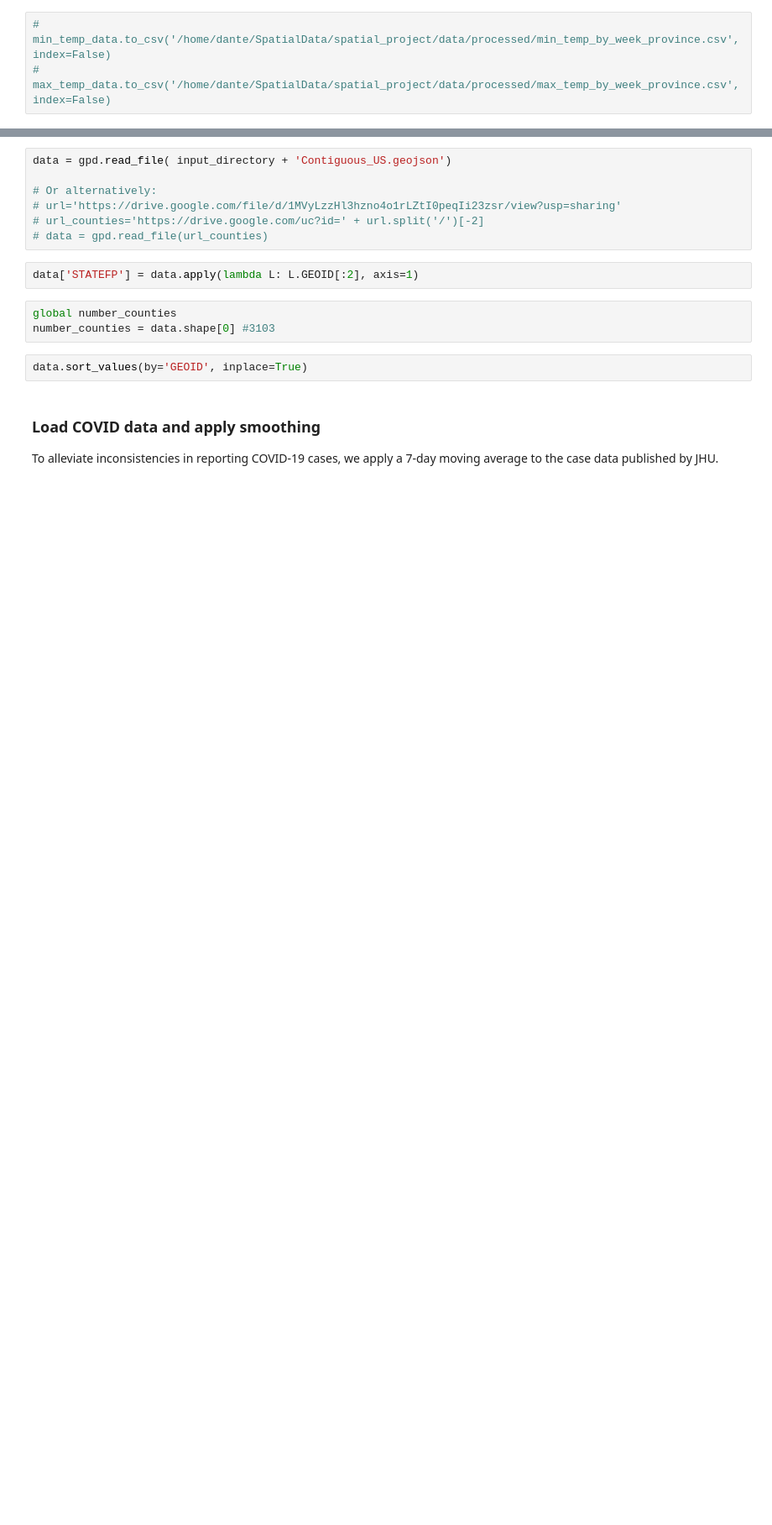
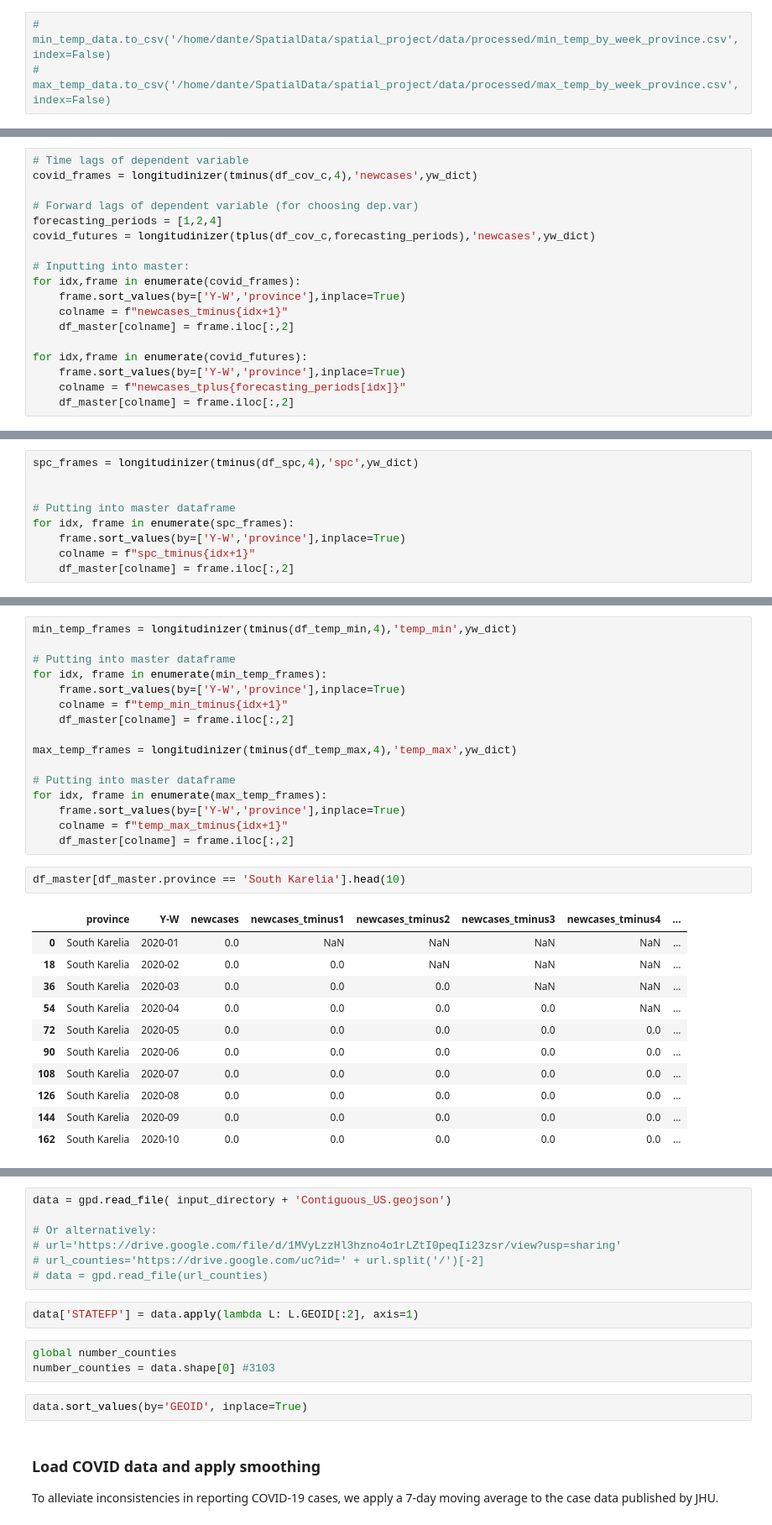
Before and after one commit to DanJar96/spatial_project, a Jupyter notebook: scripts/data_prep.ipynb, the cells around one changed output, grey strips where cells are left out. Shown: that part at 84% size. Saved outputs shown, nothing was run; the diff lists cells and outputs as text; blank space fills up the shorter version.

```diff
--- a/scripts/data_prep.ipynb
+++ b/scripts/data_prep.ipynb
@@ -632,0 +650,18 @@ min_temp_data.reset_index(drop=False)
+# %%
+# Time lags of dependent variable
+covid_frames = longitudinizer(tminus(df_cov_c,4),'newcases',yw_dict)
+
+# Forward lags of dependent variable (for choosing dep.var)
+forecasting_periods = [1,2,4]
+covid_futures = longitudinizer(tplus(df_cov_c,forecasting_periods),'newcases',yw_dict)
+
+# Inputting into master:
+for idx,frame in enumerate(covid_frames):
+    frame.sort_values(by=['Y-W','province'],inplace=True)
+    colname = f"newcases_tminus{idx+1}"
+    df_master[colname] = frame.iloc[:,2]
+
+for idx,frame in enumerate(covid_futures):
+    frame.sort_values(by=['Y-W','province'],inplace=True)
+    colname = f"newcases_tplus{forecasting_periods[idx]}"
+    df_master[colname] = frame.iloc[:,2]
@@ -632,0 +670,9 @@ min_temp_data.reset_index(drop=False)
+# %%
+spc_frames = longitudinizer(tminus(df_spc,4),'spc',yw_dict)
+
+
+# Putting into master dataframe
+for idx, frame in enumerate(spc_frames):
+    frame.sort_values(by=['Y-W','province'],inplace=True)
+    colname = f"spc_tminus{idx+1}"
+    df_master[colname] = frame.iloc[:,2]
@@ -632,0 +701,30 @@ min_temp_data.reset_index(drop=False)
+# %%
+min_temp_frames = longitudinizer(tminus(df_temp_min,4),'temp_min',yw_dict)
+
+# Putting into master dataframe
+for idx, frame in enumerate(min_temp_frames):
+    frame.sort_values(by=['Y-W','province'],inplace=True)
+    colname = f"temp_min_tminus{idx+1}"
+    df_master[colname] = frame.iloc[:,2]
+
+max_temp_frames = longitudinizer(tminus(df_temp_max,4),'temp_max',yw_dict)
+
+# Putting into master dataframe
+for idx, frame in enumerate(max_temp_frames):
+    frame.sort_values(by=['Y-W','province'],inplace=True)
+    colname = f"temp_max_tminus{idx+1}"
+    df_master[colname] = frame.iloc[:,2]
+# %%
+df_master[df_master.province == 'South Karelia'].head(10)
+# %% [output]
+|  | province | Y-W | newcases | newcases_tminus1 | newcases_tminus2 | newcases_tminus3 | newcases_tminus4 | ... |
+| 0 | South Karelia | 2020-01 | 0.0 | NaN | NaN | NaN | NaN | ... |
+| 18 | South Karelia | 2020-02 | 0.0 | 0.0 | NaN | NaN | NaN | ... |
+| 36 | South Karelia | 2020-03 | 0.0 | 0.0 | 0.0 | NaN | NaN | ... |
+| 54 | South Karelia | 2020-04 | 0.0 | 0.0 | 0.0 | 0.0 | NaN | ... |
+| 72 | South Karelia | 2020-05 | 0.0 | 0.0 | 0.0 | 0.0 | 0.0 | ... |
+| 90 | South Karelia | 2020-06 | 0.0 | 0.0 | 0.0 | 0.0 | 0.0 | ... |
+| 108 | South Karelia | 2020-07 | 0.0 | 0.0 | 0.0 | 0.0 | 0.0 | ... |
+| 126 | South Karelia | 2020-08 | 0.0 | 0.0 | 0.0 | 0.0 | 0.0 | ... |
+| 144 | South Karelia | 2020-09 | 0.0 | 0.0 | 0.0 | 0.0 | 0.0 | ... |
+| 162 | South Karelia | 2020-10 | 0.0 | 0.0 | 0.0 | 0.0 | 0.0 | ... |
```
Also changed, not shown: parts of 41 cells of this notebook.
